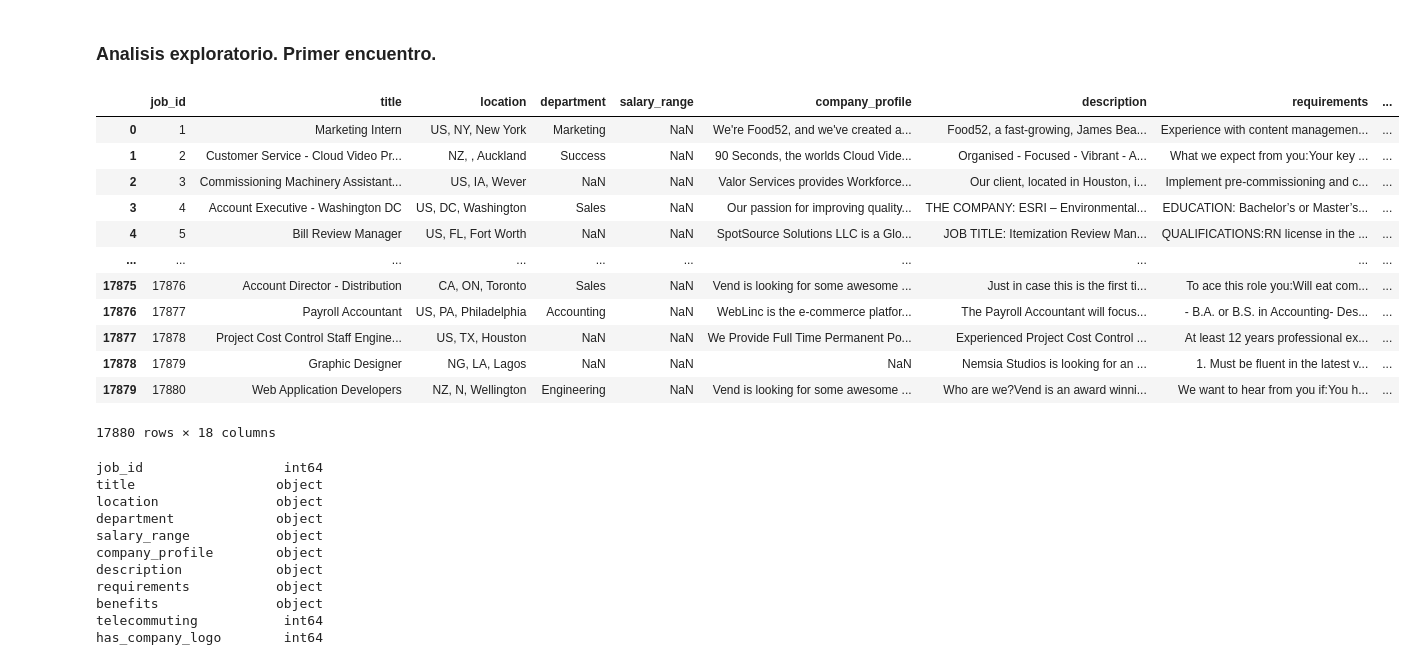
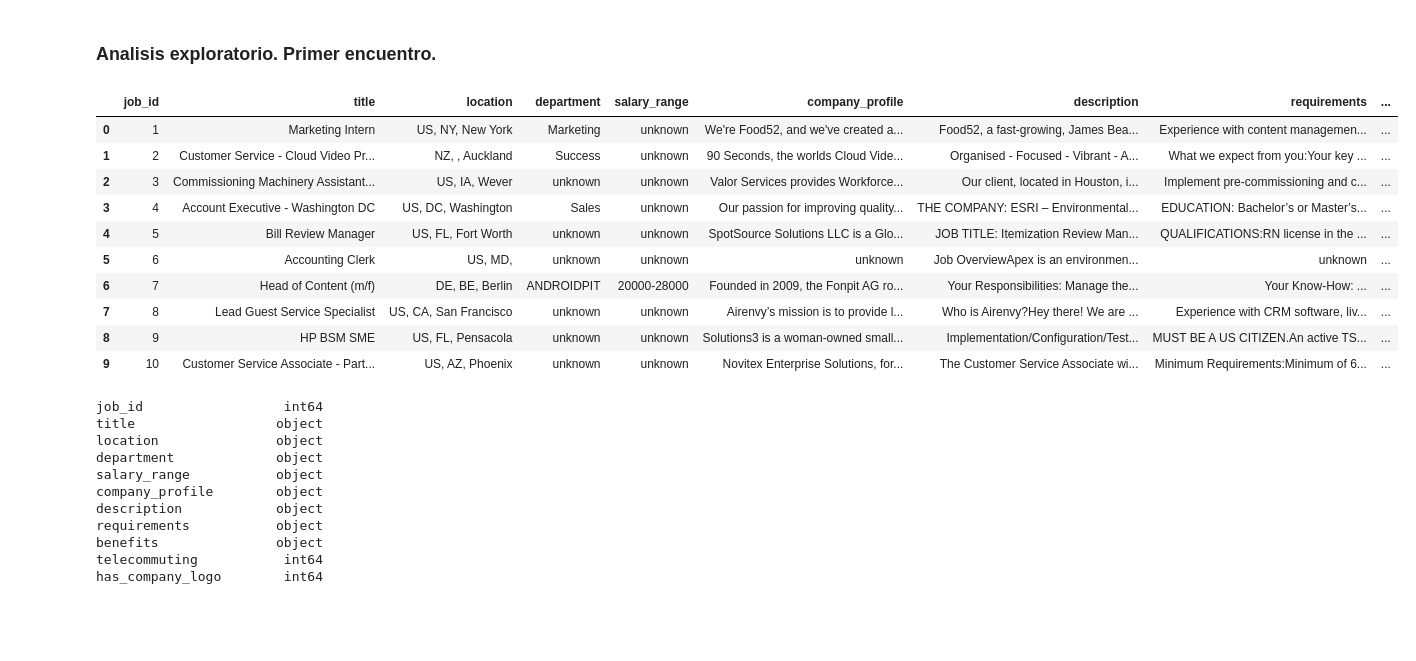
Before and after one commit to Dorxoc/Proyecto_BEDU, a Jupyter notebook: jobs_fake.ipynb, the cells around one changed output. Cells and saved outputs as stored; diff of their text form; code cells hidden in the pictures; blank space fills up the shorter version.

```diff
--- a/jobs_fake.ipynb
+++ b/jobs_fake.ipynb
@@ -62,23 +68,21 @@ import function_jobs as fj
 # %%
-jobs = pd.read_csv('/home/dorxoc/Proyecto_BEDU-DA/bases/jobs.csv')
+jobs = pd.read_csv('./bases/jobs.csv')
 # %% [markdown]
 ### Analisis exploratorio. Primer encuentro.
 # %%
-jobs
+jobs.head(10)
 # %% [output]
 |  | job_id | title | location | department | salary_range | company_profile | description | requirements | ... |
-| 0 | 1 | Marketing Intern | US, NY, New York | Marketing | NaN | We're Food52, and we've created a... | Food52, a fast-growing, James Bea... | Experience with content managemen... | ... |
-| 1 | 2 | Customer Service - Cloud Video Pr... | NZ, , Auckland | Success | NaN | 90 Seconds, the worlds Cloud Vide... | Organised - Focused - Vibrant - A... | What we expect from you:Your key ... | ... |
-| 2 | 3 | Commissioning Machinery Assistant... | US, IA, Wever | NaN | NaN | Valor Services provides Workforce... | Our client, located in Houston, i... | Implement pre-commissioning and c... | ... |
-| 3 | 4 | Account Executive - Washington DC | US, DC, Washington | Sales | NaN | Our passion for improving quality... | THE COMPANY: ESRI – Environmental... | EDUCATION: Bachelor’s or Master’s... | ... |
-| 4 | 5 | Bill Review Manager | US, FL, Fort Worth | NaN | NaN | SpotSource Solutions LLC is a Glo... | JOB TITLE: Itemization Review Man... | QUALIFICATIONS:RN license in the ... | ... |
-| ... | ... | ... | ... | ... | ... | ... | ... | ... | ... |
-| 17875 | 17876 | Account Director - Distribution | CA, ON, Toronto | Sales | NaN | Vend is looking for some awesome ... | Just in case this is the first ti... | To ace this role you:Will eat com... | ... |
-| 17876 | 17877 | Payroll Accountant | US, PA, Philadelphia | Accounting | NaN | WebLinc is the e-commerce platfor... | The Payroll Accountant will focus... | - B.A. or B.S. in Accounting- Des... | ... |
-| 17877 | 17878 | Project Cost Control Staff Engine... | US, TX, Houston | NaN | NaN | We Provide Full Time Permanent Po... | Experienced Project Cost Control ... | At least 12 years professional ex... | ... |
-| 17878 | 17879 | Graphic Designer | NG, LA, Lagos | NaN | NaN | NaN | Nemsia Studios is looking for an ... | 1. Must be fluent in the latest v... | ... |
-| 17879 | 17880 | Web Application Developers | NZ, N, Wellington | Engineering | NaN | Vend is looking for some awesome ... | Who are we?Vend is an award winni... | We want to hear from you if:You h... | ... |
+| 0 | 1 | Marketing Intern | US, NY, New York | Marketing | unknown | We're Food52, and we've created a... | Food52, a fast-growing, James Bea... | Experience with content managemen... | ... |
+| 1 | 2 | Customer Service - Cloud Video Pr... | NZ, , Auckland | Success | unknown | 90 Seconds, the worlds Cloud Vide... | Organised - Focused - Vibrant - A... | What we expect from you:Your key ... | ... |
+| 2 | 3 | Commissioning Machinery Assistant... | US, IA, Wever | unknown | unknown | Valor Services provides Workforce... | Our client, located in Houston, i... | Implement pre-commissioning and c... | ... |
+| 3 | 4 | Account Executive - Washington DC | US, DC, Washington | Sales | unknown | Our passion for improving quality... | THE COMPANY: ESRI – Environmental... | EDUCATION: Bachelor’s or Master’s... | ... |
+| 4 | 5 | Bill Review Manager | US, FL, Fort Worth | unknown | unknown | SpotSource Solutions LLC is a Glo... | JOB TITLE: Itemization Review Man... | QUALIFICATIONS:RN license in the ... | ... |
+| 5 | 6 | Accounting Clerk | US, MD, | unknown | unknown | unknown | Job OverviewApex is an environmen... | unknown | ... |
+| 6 | 7 | Head of Content (m/f) | DE, BE, Berlin | ANDROIDPIT | 20000-28000 | Founded in 2009, the Fonpit AG ro... | Your Responsibilities: Manage the... | Your Know-How: ... | ... |
+| 7 | 8 | Lead Guest Service Specialist | US, CA, San Francisco | unknown | unknown | Airenvy’s mission is to provide l... | Who is Airenvy?Hey there! We are ... | Experience with CRM software, liv... | ... |
+| 8 | 9 | HP BSM SME | US, FL, Pensacola | unknown | unknown | Solutions3 is a woman-owned small... | Implementation/Configuration/Test... | MUST BE A US CITIZEN.An active TS... | ... |
+| 9 | 10 | Customer Service Associate - Part... | US, AZ, Phoenix | unknown | unknown | Novitex Enterprise Solutions, for... | The Customer Service Associate wi... | Minimum Requirements:Minimum of 6... | ... |
-17880 rows × 18 columns
 # %%
 jobs.dtypes
 # %% [output]
```
Also changed, not shown: parts of 16 cells of this notebook, 1 other file.
